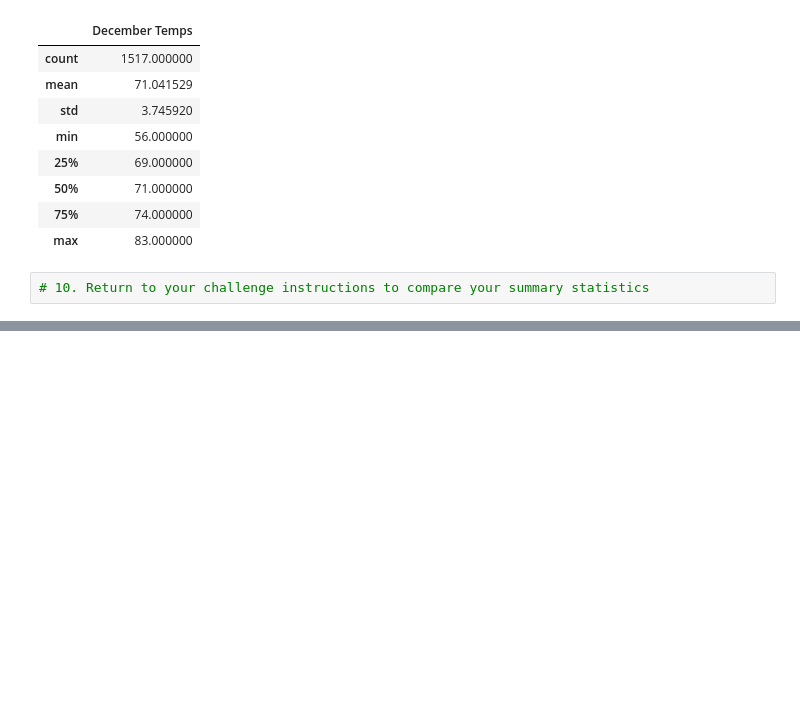
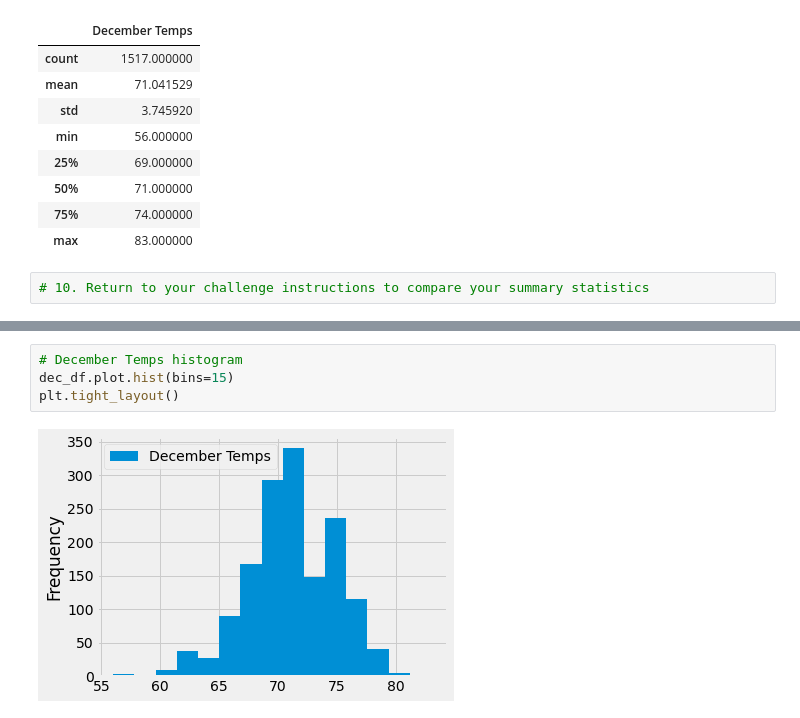
Before and after one commit to ashleycvirga/Surfs_Up, a Jupyter notebook: SurfsUp_Challenge.ipynb, the cells around one changed output, grey strips where cells are left out. Saved outputs shown, nothing was run; the diff lists cells and outputs as text; blank space fills up the shorter version.

```diff
--- a/SurfsUp_Challenge.ipynb
+++ b/SurfsUp_Challenge.ipynb
@@ -119,0 +148,6 @@ dec_df.describe()
+# %%
+# December Temps histogram
+dec_df.plot.hist(bins=15)
+plt.tight_layout()
+# %% [output]
+[figure, added]
```
Also changed, not shown: parts of 3 cells of this notebook, 3 other files.
